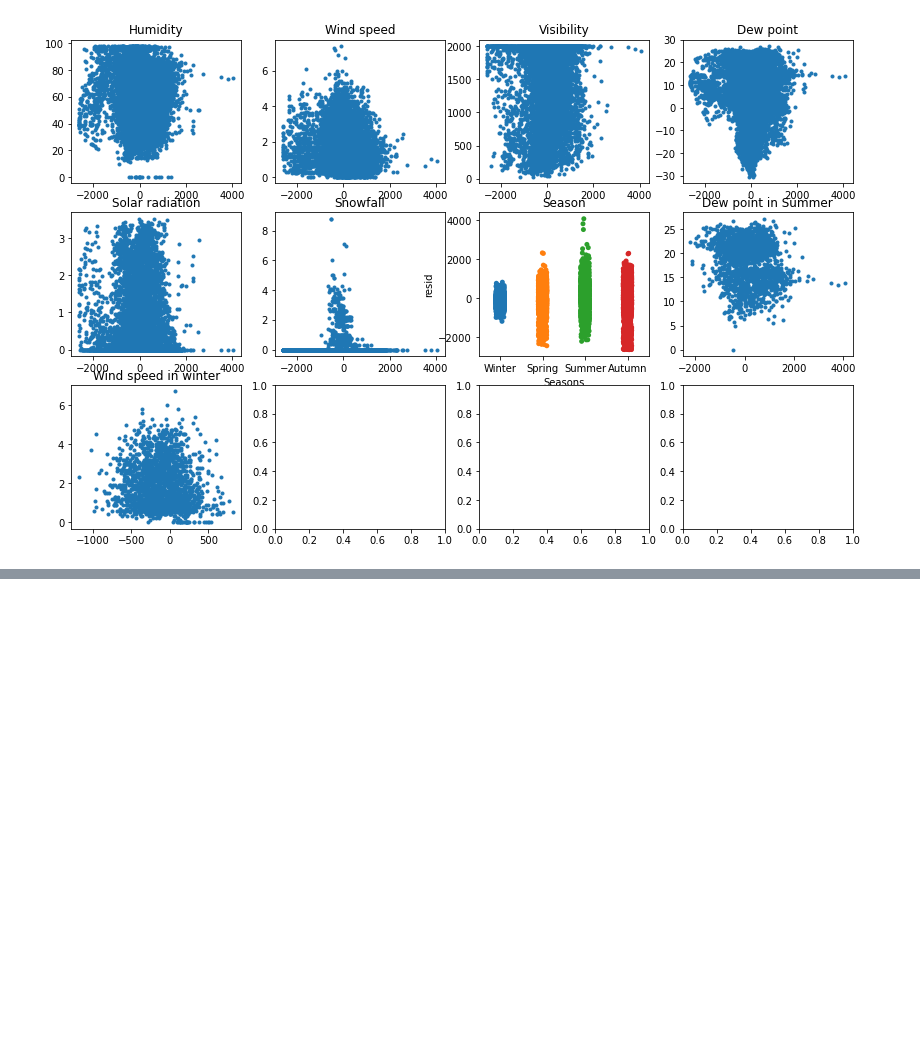
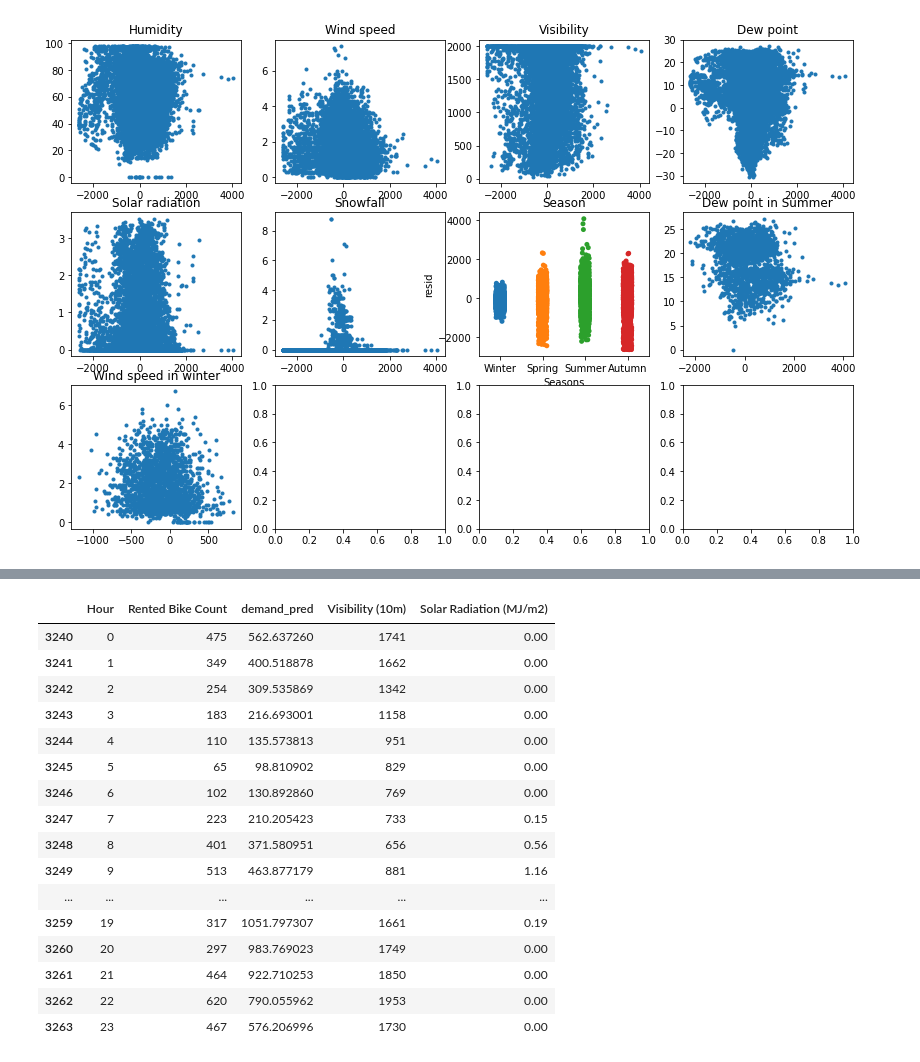
Before and after one commit to xpliu16/Bike_share, a Jupyter notebook: Bike_share.ipynb, the cells around one changed output, grey strips where cells are left out. Saved outputs shown, nothing was run; the diff lists cells and outputs as text; code cells hidden in the pictures; blank space fills up the shorter version.

```diff
--- a/Bike_share.ipynb
+++ b/Bike_share.ipynb
@@ -867,0 +917,20 @@ df6[['Hour','Rented Bike Count','demand_pred']][df6.Date == '2018-04-15']
+# %%
+df6[['Hour','Rented Bike Count','demand_pred', 'Visibility (10m)', 'Solar Radiation (MJ/m2)']][df6.Date == '2018-04-15']
+# %% [output]
+|  | Hour | Rented Bike Count | demand_pred | Visibility (10m) | Solar Radiation (MJ/m2) |
+| 3240 | 0 | 475 | 562.637260 | 1741 | 0.00 |
+| 3241 | 1 | 349 | 400.518878 | 1662 | 0.00 |
+| 3242 | 2 | 254 | 309.535869 | 1342 | 0.00 |
+| 3243 | 3 | 183 | 216.693001 | 1158 | 0.00 |
+| 3244 | 4 | 110 | 135.573813 | 951 | 0.00 |
+| 3245 | 5 | 65 | 98.810902 | 829 | 0.00 |
+| 3246 | 6 | 102 | 130.892860 | 769 | 0.00 |
+| 3247 | 7 | 223 | 210.205423 | 733 | 0.15 |
+| 3248 | 8 | 401 | 371.580951 | 656 | 0.56 |
+| 3249 | 9 | 513 | 463.877179 | 881 | 1.16 |
+| ... | ... | ... | ... | ... | ... |
+| 3259 | 19 | 317 | 1051.797307 | 1661 | 0.19 |
+| 3260 | 20 | 297 | 983.769023 | 1749 | 0.00 |
+| 3261 | 21 | 464 | 922.710253 | 1850 | 0.00 |
+| 3262 | 22 | 620 | 790.055962 | 1953 | 0.00 |
+| 3263 | 23 | 467 | 576.206996 | 1730 | 0.00 |
```
Also changed, not shown: parts of 27 cells of this notebook.
